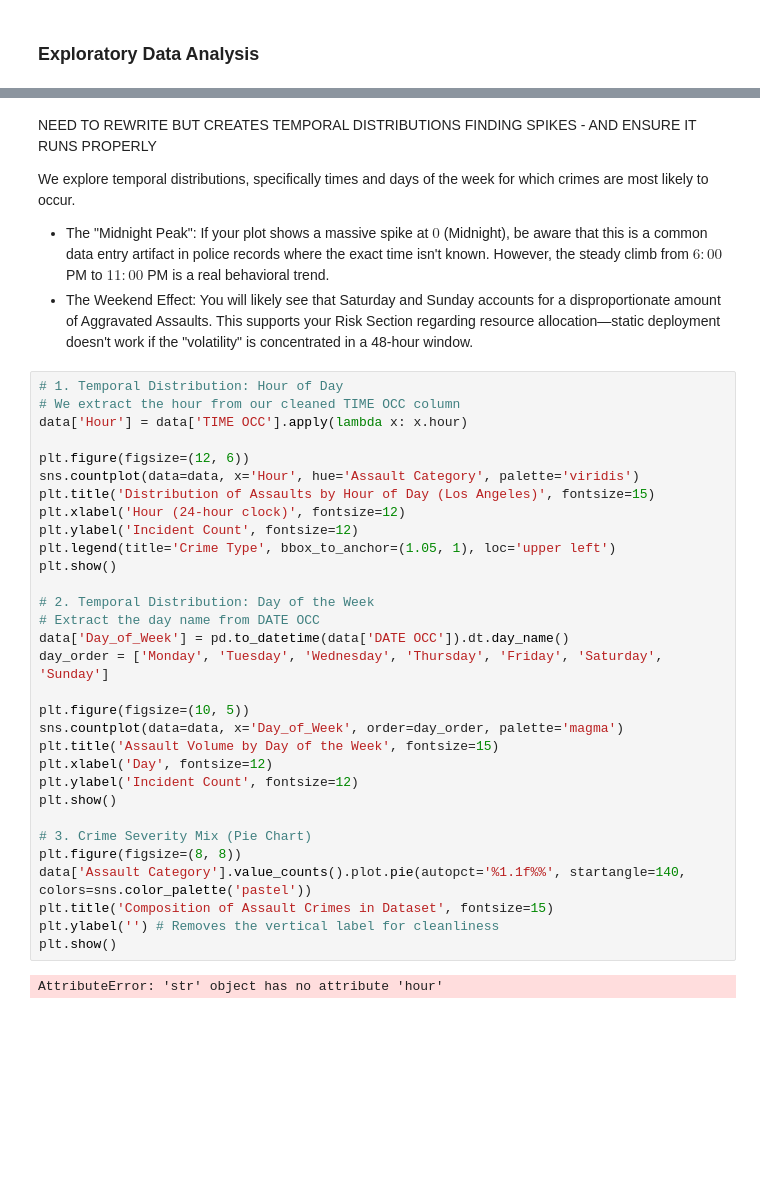
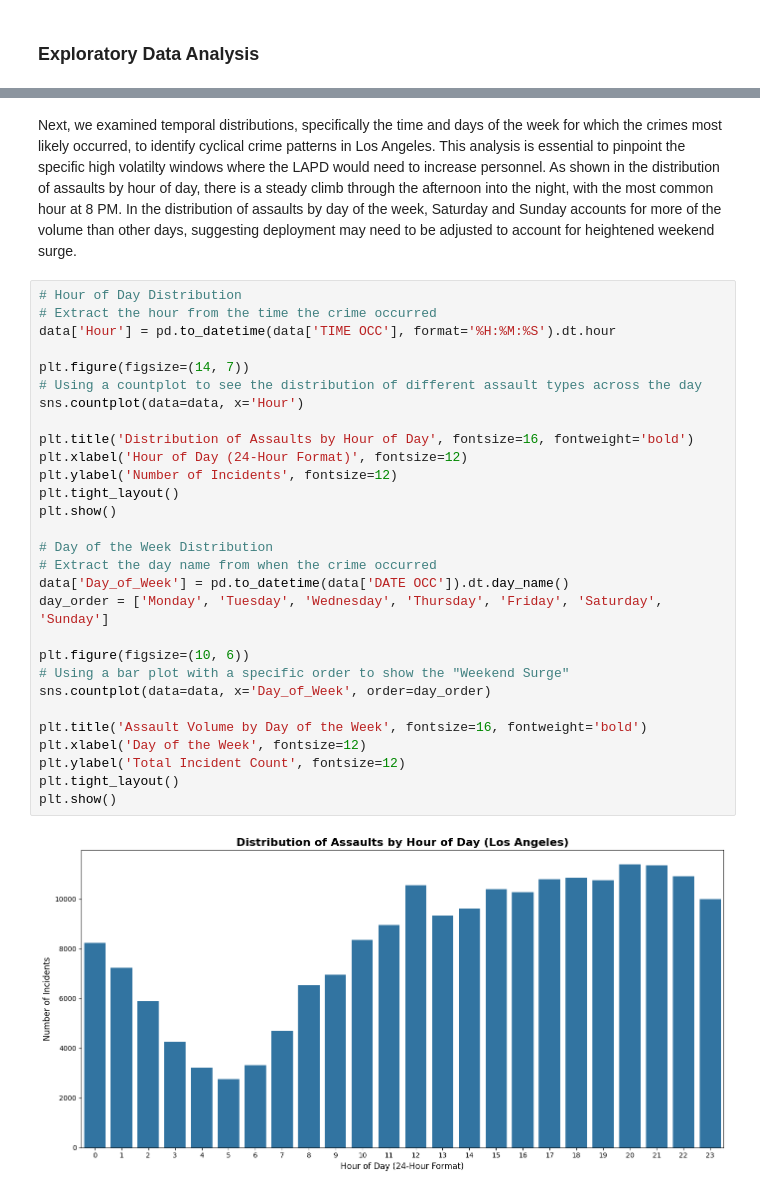
Before and after one commit to SU-IST707-SP26/group-project-treeo, a Jupyter notebook: checkpoint/submission.ipynb, the cells around one changed output, grey strips where cells are left out. Cells and saved outputs as stored; diff of their text form; blank space fills up the shorter version.

```diff
--- a/checkpoint/submission.ipynb
+++ b/checkpoint/submission.ipynb
@@ -57,40 +71,33 @@ TO DO! EXPLORE DISTRIBUTIONS AND CORRELATION OF NUMERIC COLUMNS
 # %% [markdown]
-NEED TO REWRITE BUT CREATES TEMPORAL DISTRIBUTIONS FINDING SPIKES - AND ENSURE IT RUNS PROPERLY
-
-We explore temporal distributions, specifically times and days of the week for which crimes are most likely to occur.
-
-- The "Midnight Peak": If your plot shows a massive spike at $0$ (Midnight), be aware that this is a common data entry artifact in police records where the exact time isn't known. However, the steady climb from $6:00$ PM to $11:00$ PM is a real behavioral trend.
-- The Weekend Effect: You will likely see that Saturday and Sunday accounts for a disproportionate amount of Aggravated Assaults. This supports your Risk Section regarding resource allocation—static deployment doesn't work if the "volatility" is concentrated in a 48-hour window.
+Next, we examined temporal distributions, specifically the time and days of the week for which the crimes most likely occurred, to identify cyclical crime patterns in Los Angeles. This analysis is essential to pinpoint the specific high volatilty windows where the LAPD would need to increase personnel. As shown in the distribution of assaults by hour of day, there is a steady climb through the afternoon into the night, with the most common hour at 8 PM. In the distribution of assaults by day of the week, Saturday and Sunday accounts for more of the volume than other days, suggesting deployment may need to be adjusted to account for heightened weekend surge.
 # %%
-# 1. Temporal Distribution: Hour of Day
-# We extract the hour from our cleaned TIME OCC column
-data['Hour'] = data['TIME OCC'].apply(lambda x: x.hour)
+# Hour of Day Distribution
+# Extract the hour from the time the crime occurred
+data['Hour'] = pd.to_datetime(data['TIME OCC'], format='%H:%M:%S').dt.hour
 
-plt.figure(figsize=(12, 6))
-sns.countplot(data=data, x='Hour', hue='Assault Category', palette='viridis')
-plt.title('Distribution of Assaults by Hour of Day (Los Angeles)', fontsize=15)
-plt.xlabel('Hour (24-hour clock)', fontsize=12)
-plt.ylabel('Incident Count', fontsize=12)
-plt.legend(title='Crime Type', bbox_to_anchor=(1.05, 1), loc='upper left')
+plt.figure(figsize=(14, 7))
+# Using a countplot to see the distribution of different assault types across the day
+sns.countplot(data=data, x='Hour')
+
+plt.title('Distribution of Assaults by Hour of Day', fontsize=16, fontweight='bold')
+plt.xlabel('Hour of Day (24-Hour Format)', fontsize=12)
+plt.ylabel('Number of Incidents', fontsize=12)
+plt.tight_layout()
 plt.show()
 
-# 2. Temporal Distribution: Day of the Week
-# Extract the day name from DATE OCC
+# Day of the Week Distribution
+# Extract the day name from when the crime occurred
 data['Day_of_Week'] = pd.to_datetime(data['DATE OCC']).dt.day_name()
 day_order = ['Monday', 'Tuesday', 'Wednesday', 'Thursday', 'Friday', 'Saturday', 'Sunday']
 
-plt.figure(figsize=(10, 5))
-sns.countplot(data=data, x='Day_of_Week', order=day_order, palette='magma')
-plt.title('Assault Volume by Day of the Week', fontsize=15)
-plt.xlabel('Day', fontsize=12)
-plt.ylabel('Incident Count', fontsize=12)
+plt.figure(figsize=(10, 6))
+# Using a bar plot with a specific order to show the "Weekend Surge"
+sns.countplot(data=data, x='Day_of_Week', order=day_order)
+
+plt.title('Assault Volume by Day of the Week', fontsize=16, fontweight='bold')
+plt.xlabel('Day of the Week', fontsize=12)
+plt.ylabel('Total Incident Count', fontsize=12)
+plt.tight_layout()
 plt.show()
-
-# 3. Crime Severity Mix (Pie Chart)
-plt.figure(figsize=(8, 8))
-data['Assault Category'].value_counts().plot.pie(autopct='%1.1f%%', startangle=140, colors=sns.color_palette('pastel'))
-plt.title('Composition of Assault Crimes in Dataset', fontsize=15)
-plt.ylabel('') # Removes the vertical label for cleanliness
-plt.show()
 # %% [output]
-AttributeError: 'str' object has no attribute 'hour'
+[figure, added]
```
Also changed, not shown: parts of 10 cells of this notebook, 1 other file.
